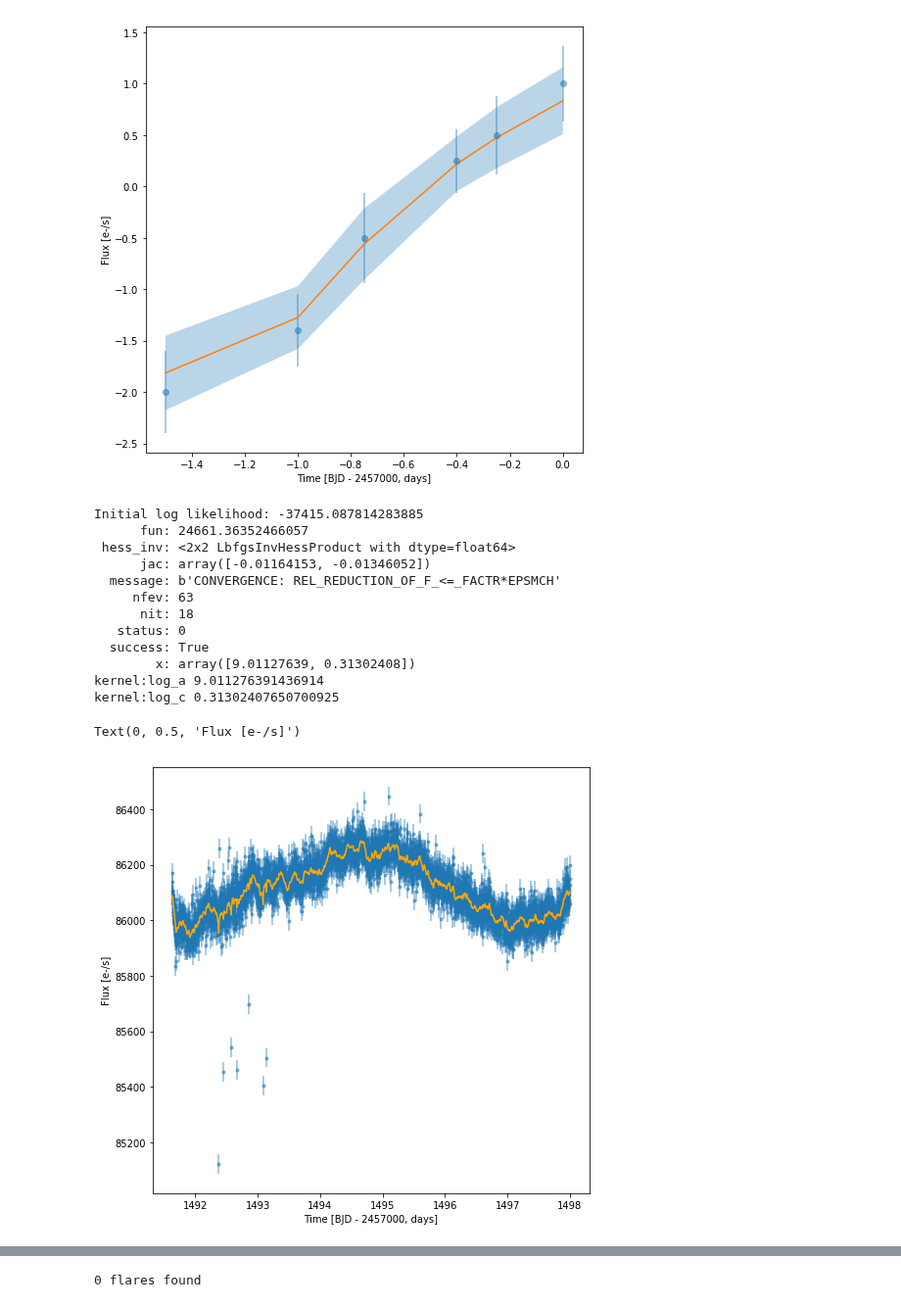
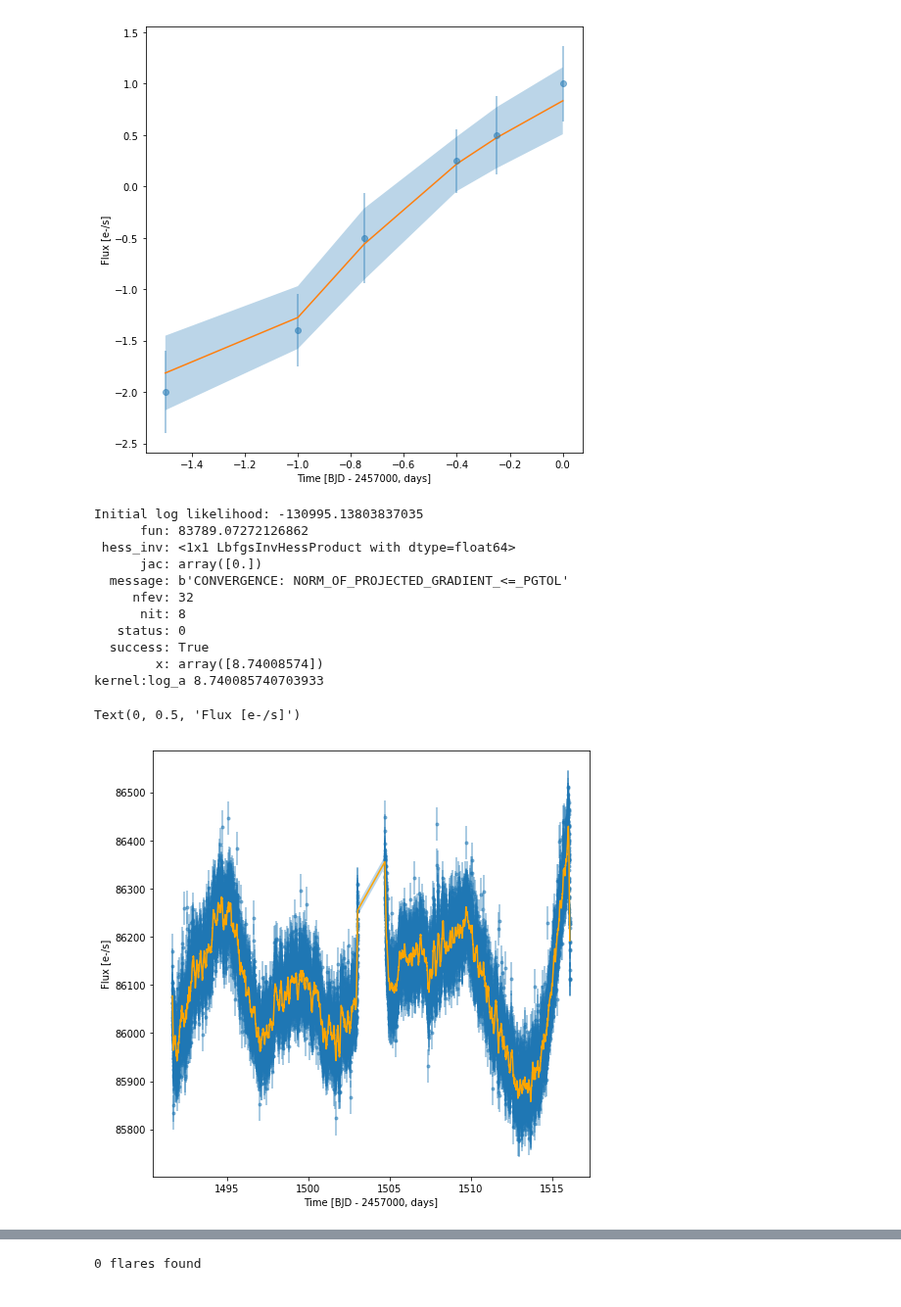
Before and after one commit to spencerw/tess_flare, a Jupyter notebook: gaussianProcess.ipynb, the cells around one changed output, grey strips where cells are left out. Shown at 98% size. Saved outputs shown, nothing was run; the diff lists cells and outputs as text; code cells hidden in the pictures.

```diff
--- a/gaussianProcess.ipynb
+++ b/gaussianProcess.ipynb
@@ -142,10 +142,9 @@ with fits.open(path+f1, mode='readonly') as hdulist:
     tess_quality = hdulist[1].data['QUALITY']
 
 # Throw out NaN fluxes
-mask = (~np.isnan(pdcsap_fluxes)) & (tess_bjds < 1498)
+mask = tess_quality == 0
 time = tess_bjds[mask]
 flux = pdcsap_fluxes[mask]
-quality = tess_quality[mask]
 median = np.median(flux)
 error = pdcsap_flux_error[mask]
 
@@ -232,9 +231,10 @@ yerr = error
 
 # k = a*exp(-c*tau)
 a = 1 # Amplitude
-c = 0.1 # Length scale
+c = 1 # Length scale
 bounds = dict(log_a=(-15, 15), log_c=(-15, 15))
 kernel = terms.RealTerm(log_a=np.log10(a), log_c=np.log10(c), bounds=bounds)
+kernel.freeze_parameter('log_c')
 
 gp = celerite.GP(kernel, mean=np.mean(y))
 gp.compute(x, yerr)
@@ -243,41 +243,40 @@ print("Initial log likelihood: {0}".format(gp.log_likelihood(y)))
 from scipy.optimize import minimize
 
 def neg_log_like(params, y, gp):
     gp.set_parameter_vector(params)
     return -gp.log_likelihood(y)
 
 initial_params = gp.get_parameter_vector()
 bounds = gp.get_parameter_bounds()
 
 r = minimize(neg_log_like, initial_params, method="L-BFGS-B", bounds=bounds, args=(y, gp))
 gp.set_parameter_vector(r.x)
 print(r)
 
 d = gp.get_parameter_dict()
 for key, value in d.items():
     print(key, value)
 
 pred_mean, pred_var = gp.predict(y, x, return_var=True)
 pred_std = np.sqrt(pred_var)
 
 fig, axes = plt.subplots(figsize=(8,8))
 axes.errorbar(x, y, yerr=yerr, fmt='.', alpha=0.5)
 axes.plot(x, pred_mean, color='orange', zorder=3)
 axes.fill_between(x, pred_mean+pred_std, pred_mean-pred_std, alpha=0.3)
 axes.set_xlabel('Time [BJD - 2457000, days]')
 axes.set_ylabel('Flux [e-/s]')
 # %% [output]
-Initial log likelihood: -37415.087814283885
-      fun: 24661.36352466057
- hess_inv: <2x2 LbfgsInvHessProduct with dtype=float64>
-      jac: array([-0.01164153, -0.01346052])
-  message: b'CONVERGENCE: REL_REDUCTION_OF_F_<=_FACTR*EPSMCH'
-     nfev: 63
-      nit: 18
+Initial log likelihood: -130995.13803837035
+      fun: 83789.07272126862
+ hess_inv: <1x1 LbfgsInvHessProduct with dtype=float64>
+      jac: array([0.])
+  message: b'CONVERGENCE: NORM_OF_PROJECTED_GRADIENT_<=_PGTOL'
+     nfev: 32
+      nit: 8
    status: 0
   success: True
-        x: array([9.01127639, 0.31302408])
-kernel:log_a 9.011276391436914
-kernel:log_c 0.31302407650700925
+        x: array([8.74008574])
+kernel:log_a 8.740085740703933
 Text(0, 0.5, 'Flux [e-/s]')
-[figure, old version]
+[figure, new version]
```
Also changed, not shown: parts of 11 cells of this notebook.
